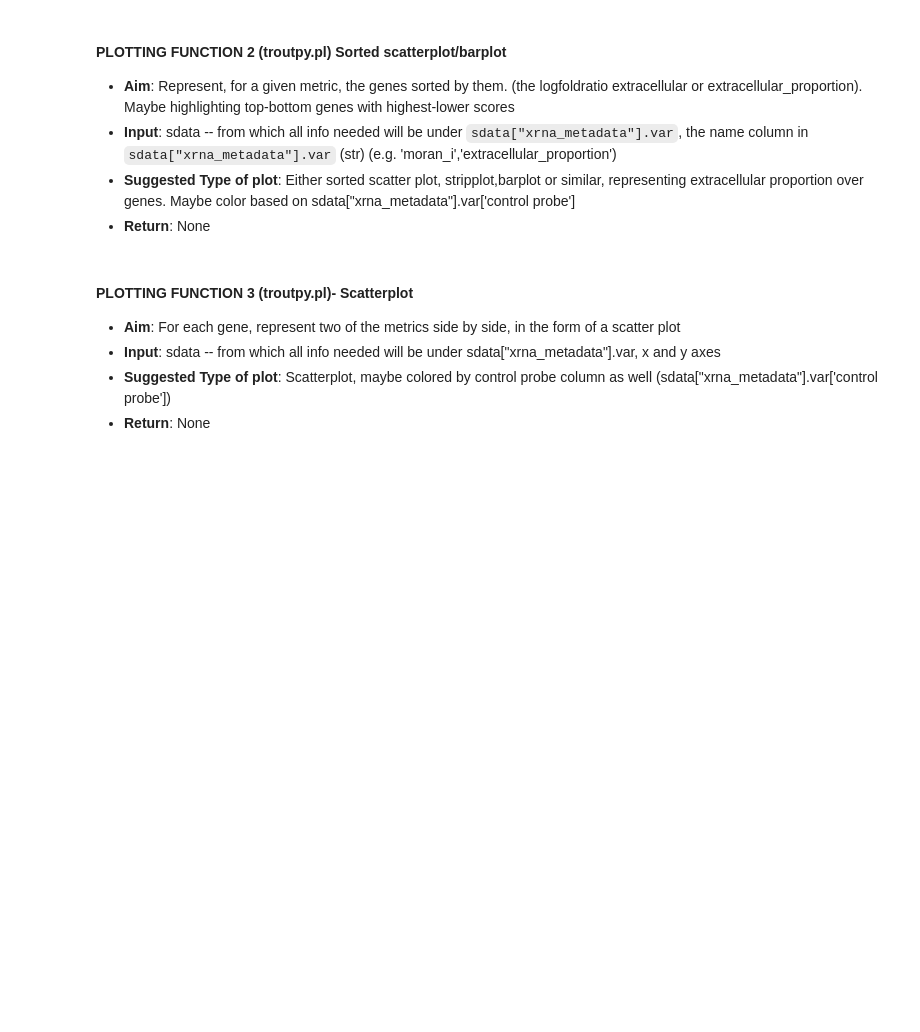
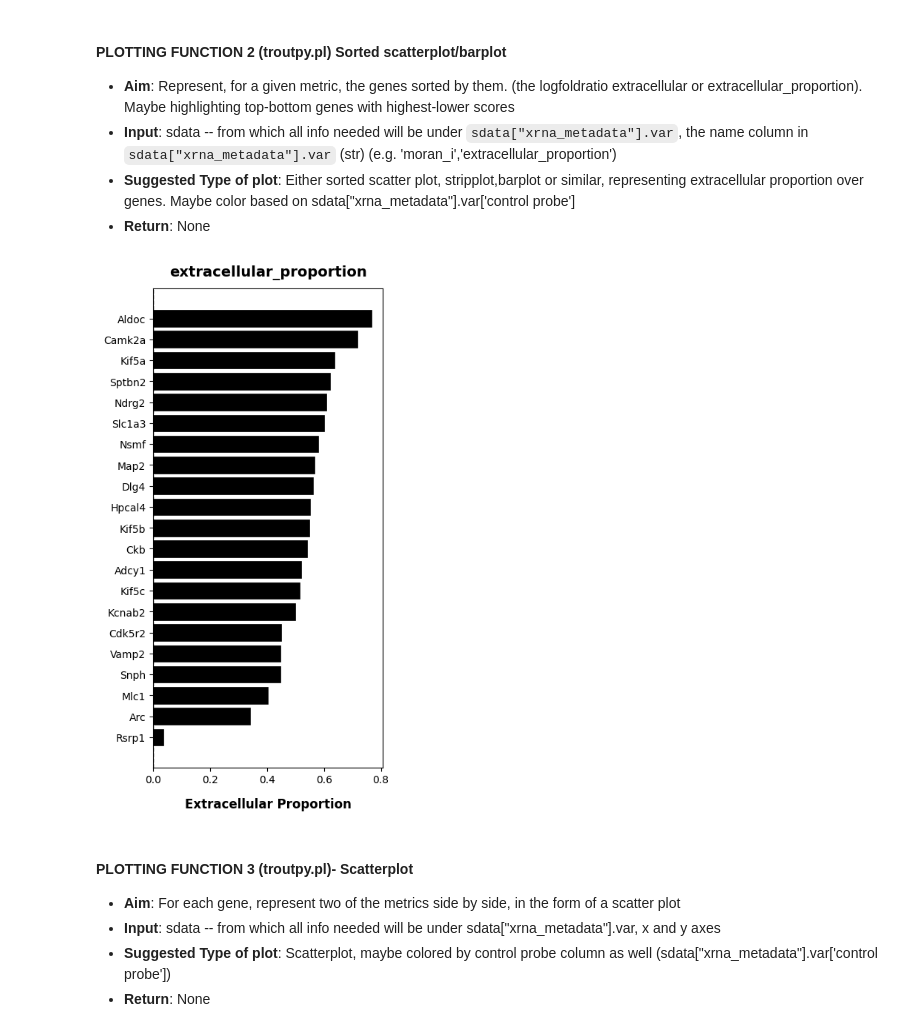
Before and after one commit to theislab/troutpy, a Jupyter notebook: notebooks/spatialdata_tutorials/4_quantify_exRNA.ipynb, the cells around one changed output. Cells and saved outputs as stored; diff of their text form; code cells hidden in the pictures; blank space fills up the shorter version.

```diff
--- a/notebooks/spatialdata_tutorials/4_quantify_exRNA.ipynb
+++ b/notebooks/spatialdata_tutorials/4_quantify_exRNA.ipynb
@@ -97,6 +117,12 @@ exrna_metrics_filt = exrna_metrics.loc[:, ["logfoldratio_over_noise", "logfoldra
 - **Input**: sdata -- from which all info needed will be under `sdata["xrna_metadata"].var`, the name column in `sdata["xrna_metadata"].var` (str) (e.g. 'moran_i','extracellular_proportion')
 - **Suggested Type of plot**: Either sorted scatter plot, stripplot,barplot or similar, representing extracellular proportion over genes. Maybe color based on  sdata["xrna_metadata"].var['control probe']
 - **Return**: None
+# %%
+troutpy.pl.top_bottom_probes_of_metric(
+    sdata,metric="extracellular_proportion",
+    top_n=20,bottom_n=1,title="extracellular_proportion")
+# %% [output]
+[figure, added]
 # %% [markdown]
 #### PLOTTING FUNCTION 3 (troutpy.pl)- Scatterplot
 - **Aim**: For each gene, represent two of the metrics side by side, in the form of a scatter plot
```
Also changed, not shown: parts of 27 cells of this notebook, 24 other files.
